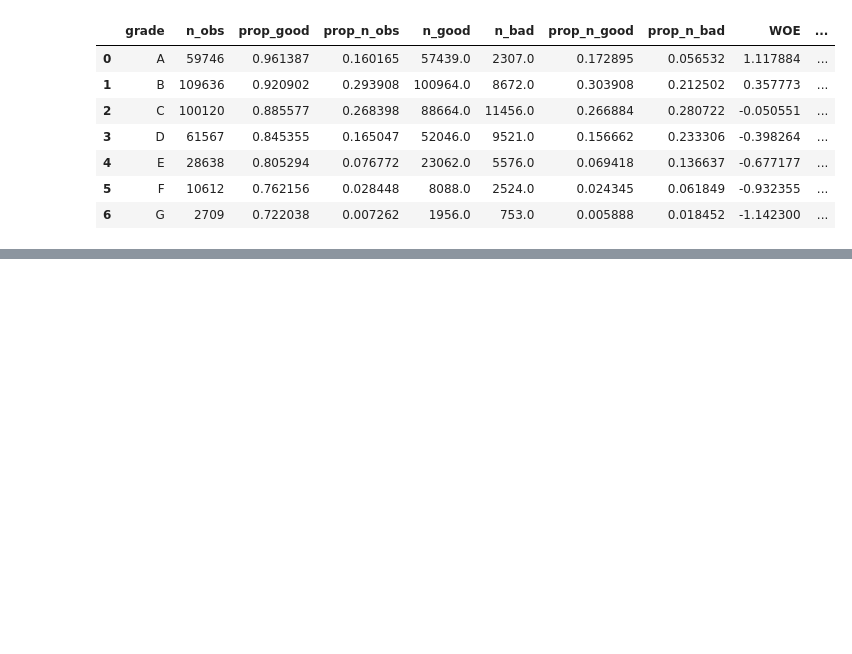
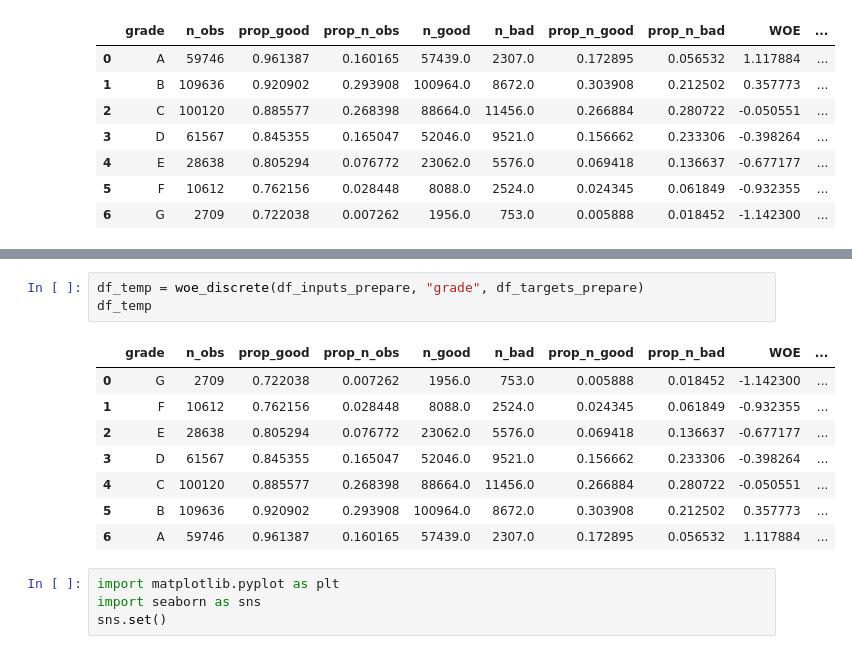
Before and after one commit to GWL79/credit_risk_modelling, a Jupyter notebook: main_latest.ipynb, the cells around one changed output, grey strips where cells are left out. Cells and saved outputs as stored; diff of their text form; blank space fills up the shorter version.

```diff
--- a/main_latest.ipynb
+++ b/main_latest.ipynb
@@ -787,0 +805,16 @@ df1
+# %%
+df_temp = woe_discrete(df_inputs_prepare, "grade", df_targets_prepare)
+df_temp
+# %% [output]
+|  | grade | n_obs | prop_good | prop_n_obs | n_good | n_bad | prop_n_good | prop_n_bad | WOE | ... |
+| 0 | G | 2709 | 0.722038 | 0.007262 | 1956.0 | 753.0 | 0.005888 | 0.018452 | -1.142300 | ... |
+| 1 | F | 10612 | 0.762156 | 0.028448 | 8088.0 | 2524.0 | 0.024345 | 0.061849 | -0.932355 | ... |
+| 2 | E | 28638 | 0.805294 | 0.076772 | 23062.0 | 5576.0 | 0.069418 | 0.136637 | -0.677177 | ... |
+| 3 | D | 61567 | 0.845355 | 0.165047 | 52046.0 | 9521.0 | 0.156662 | 0.233306 | -0.398264 | ... |
+| 4 | C | 100120 | 0.885577 | 0.268398 | 88664.0 | 11456.0 | 0.266884 | 0.280722 | -0.050551 | ... |
+| 5 | B | 109636 | 0.920902 | 0.293908 | 100964.0 | 8672.0 | 0.303908 | 0.212502 | 0.357773 | ... |
+| 6 | A | 59746 | 0.961387 | 0.160165 | 57439.0 | 2307.0 | 0.172895 | 0.056532 | 1.117884 | ... |
+# %%
+import matplotlib.pyplot as plt
+import seaborn as sns
+sns.set()
```
Also changed, not shown: parts of 8 cells of this notebook.
